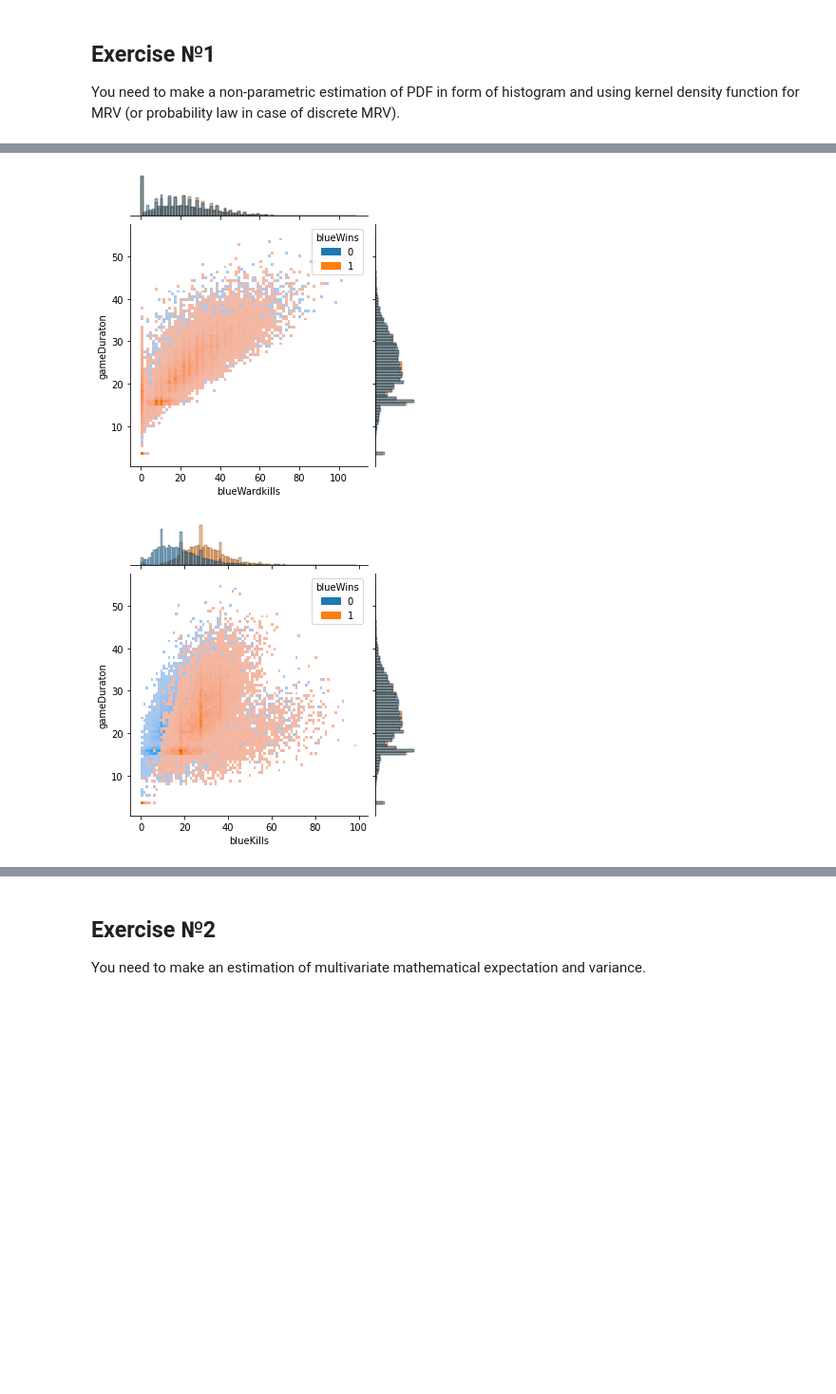
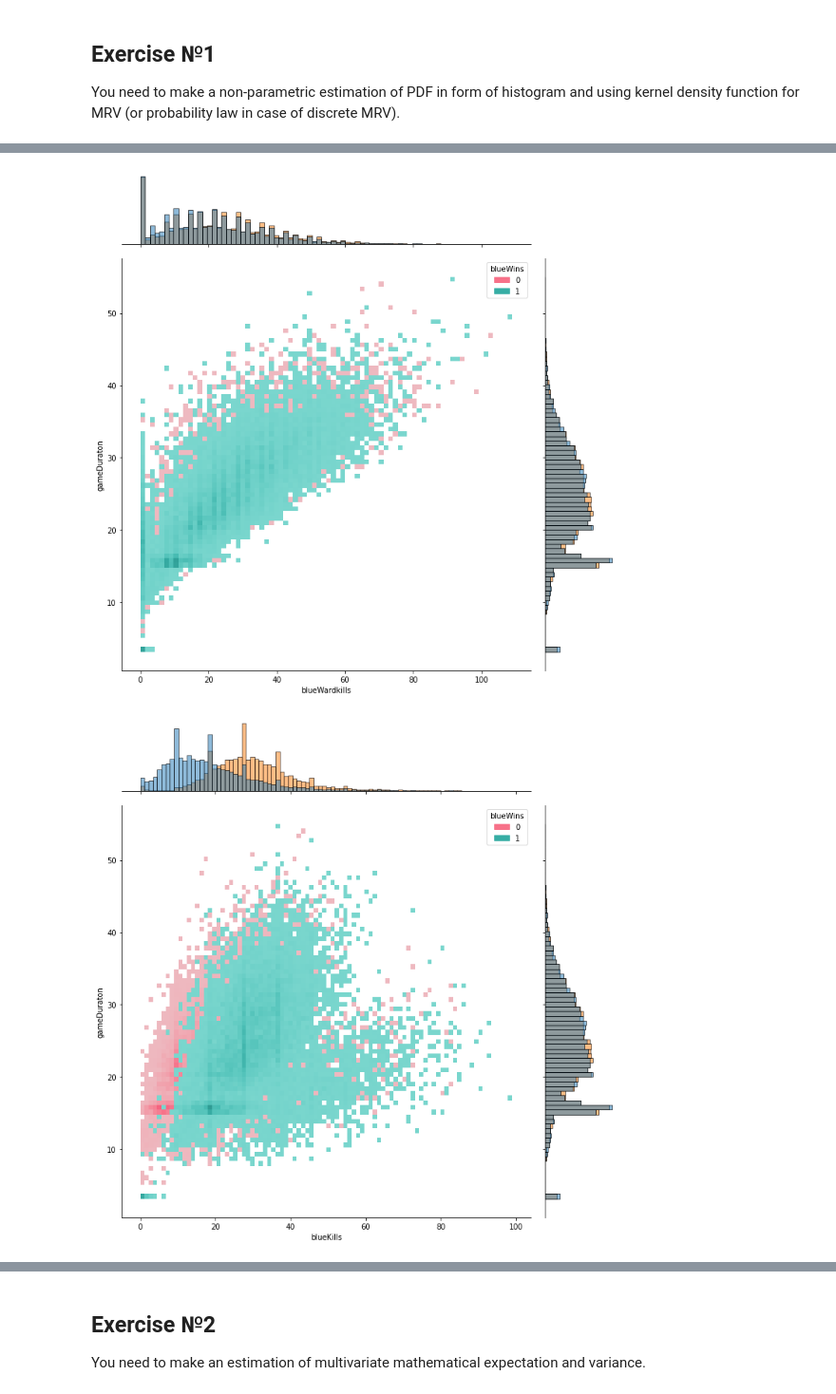
Before and after one commit to vandosik/M-M-MSA, a Jupyter notebook: Lab_2/lab_2.ipynb, the cells around one changed output, grey strips where cells are left out. Shown at 95% size. Saved outputs shown, nothing was run; the diff lists cells and outputs as text; code cells hidden in the pictures; blank space fills up the shorter version.

```diff
--- a/Lab_2/lab_2.ipynb
+++ b/Lab_2/lab_2.ipynb
@@ -95,5 +96,5 @@ You need to make a non-parametric estimation of PDF in form of histogram and usi
 # %%
 ilist = source_df.columns.tolist()
 for i in range(2, len(ilist)):
-    sns.jointplot(data=source_df, x=ilist[i], y='gameDuraton', hue='blueWins', height=5, kind="hist")
+    sns.jointplot(data=source_df, x=ilist[i], y='gameDuraton', hue='blueWins', height=10, kind="hist", palette="husl")
 # %% [output]
@@ -101,2 +102,2 @@ for i in range(2, len(ilist)):
-[figure, old version]
+[figure, new version]
-[figure, old version]
+[figure, new version]
```
Also changed, not shown: parts of 3 cells of this notebook.
